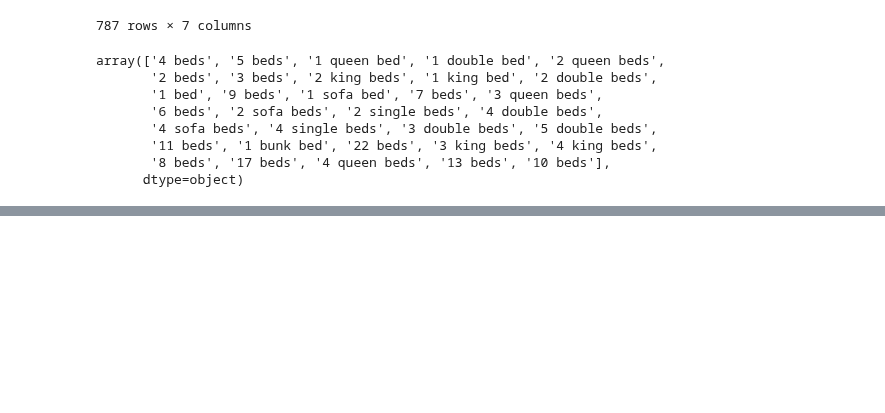
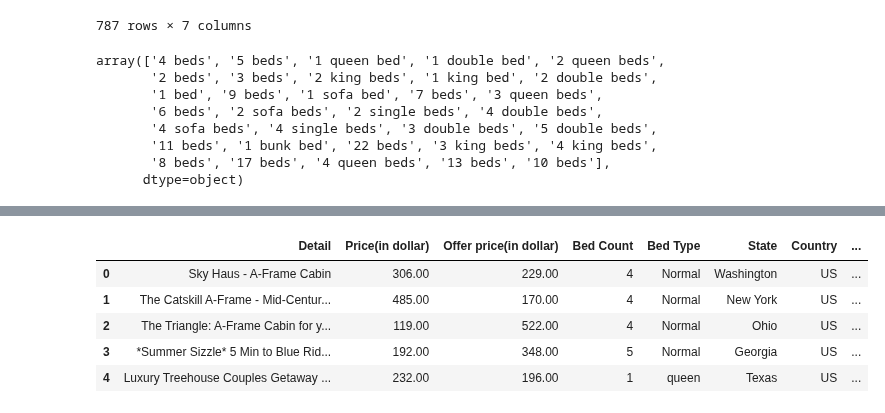
Before and after one commit to Abhinavv1524/Exploratory-data-analysis, a Jupyter notebook: practice/airbnb.ipynb, the cells around one changed output, grey strips where cells are left out. Drawn from its saved outputs; the diff is of its cells as text; code cells hidden in the pictures; blank space fills up the shorter version.

```diff
--- a/practice/airbnb.ipynb
+++ b/practice/airbnb.ipynb
@@ -165,0 +171,9 @@ df.head()
+# %%
+df.head()
+# %% [output]
+|  | Detail | Price(in dollar) | Offer price(in dollar) | Bed Count | Bed Type | State | Country | ... |
+| 0 | Sky Haus - A-Frame Cabin | 306.00 | 229.00 | 4 | Normal | Washington | US | ... |
+| 1 | The Catskill A-Frame - Mid-Centur... | 485.00 | 170.00 | 4 | Normal | New York | US | ... |
+| 2 | The Triangle: A-Frame Cabin for y... | 119.00 | 522.00 | 4 | Normal | Ohio | US | ... |
+| 3 | *Summer Sizzle* 5 Min to Blue Rid... | 192.00 | 348.00 | 5 | Normal | Georgia | US | ... |
+| 4 | Luxury Treehouse Couples Getaway ... | 232.00 | 196.00 | 1 | queen | Texas | US | ... |
```
Also changed, not shown: parts of 6 cells of this notebook.
